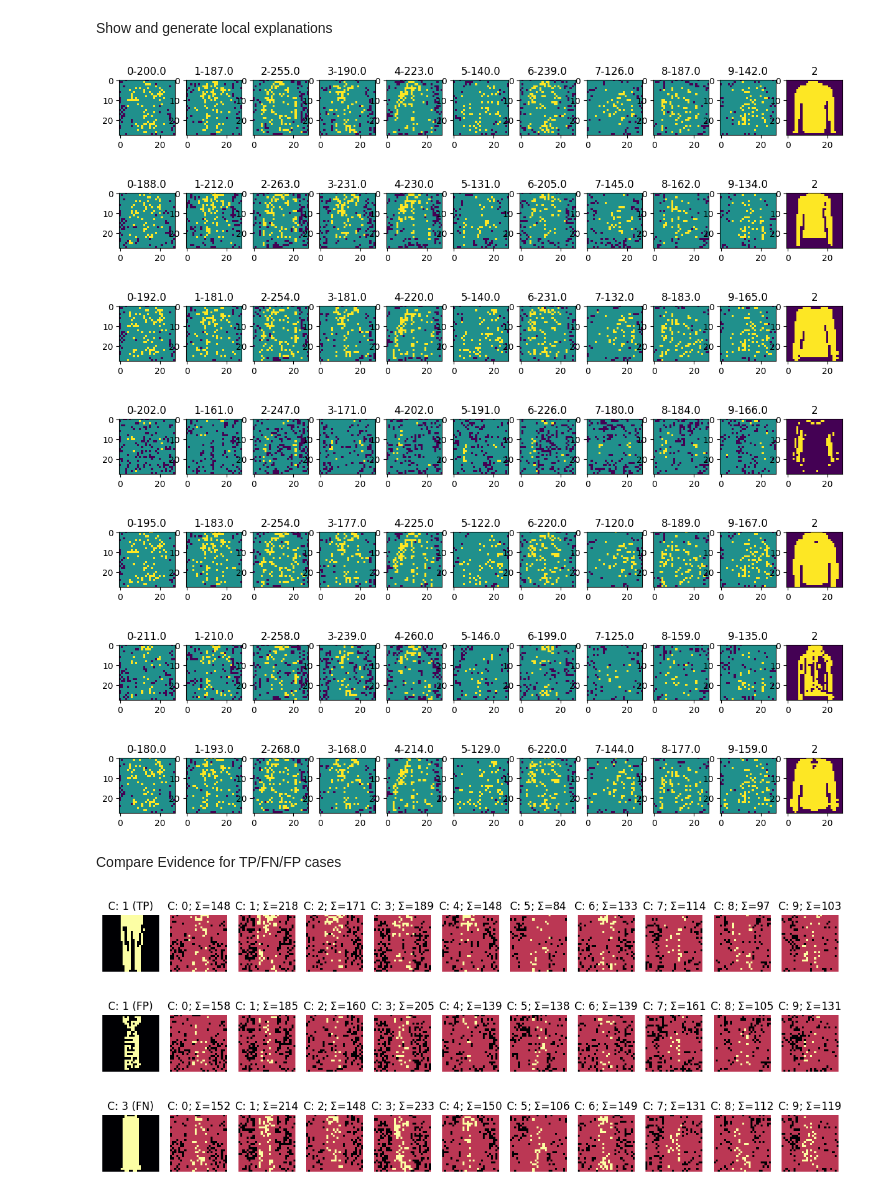
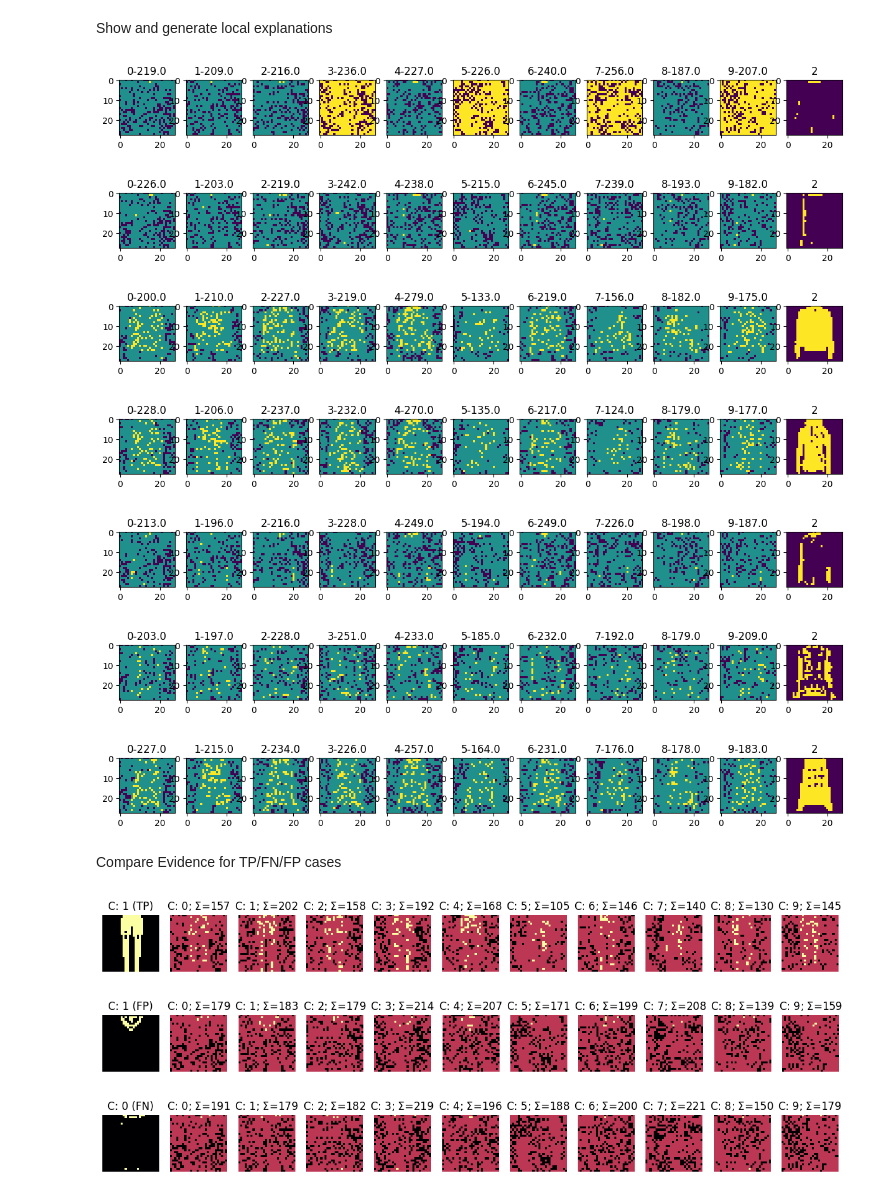
Before and after one commit to matheusmaldaner/ExpLogic, a Jupyter notebook: Main.ipynb, the cells around one changed output. Saved outputs shown, nothing was run; the diff lists cells and outputs as text; code cells hidden in the pictures.

```diff
--- a/Main.ipynb
+++ b/Main.ipynb
@@ -250,7 +254,7 @@ class DiffLogic(nn.Module):
         # moves tensor to GPU
         if torch.cuda.is_available():
             x = x.to('cuda')
-        x = torch.flatten(x)
+        #x = torch.flatten(x)
         logits = self.logic_layers(x)
         group = self.group(logits)
         return group
@@ -517,0 +530,16 @@ Accuracy of model_001.pth: 76.98%
+# %%
+model_name = 'model_001'
+# %%
+trained_models_dir = f'{dataset_name}_trained_models/'
+
+with initialize(version_base=None, config_path="config", job_name="ExpLogic_Test"):
+    model_cfg = compose(config_name=f"{dataset_name}_config_{shape[0]}x{shape[0]}")
+
+model_cfg = model_cfg['models'][model_name]
+
+model = DiffLogic(layers_config=model_cfg['layers_config'],
+    output_size=model_cfg['output_size'],
+    tau=model_cfg['tau']).to('cuda' if torch.cuda.is_available() else 'cpu')
+
+model_path = os.path.join(trained_models_dir, model_name + ".pth")
+model.load(model_path)
@@ -630,15 +665,8 @@ p_maps = []
 sp_graphs = []
 sp_diffs = []
 for j, output_node in enumerate(outputs):
-    p_maps.append(cv2.imread(f"mnist_averages/average_digit_{j}.png")[4:24,4:24,1]/255)
+    p_maps.append(cv2.imread(f"{dataset_name}_averages/average_{j}.png")[4:24,4:24,1]/255)
     sp_graph  = copy.deepcopy(gall)
     sp_graph.compute_sp(p_maps[j])
     sp_graphs.append(sp_graph)
     sp_diffs.append(sp_graph.sub_sp(gall))
-
-# Compute SF for each graph
-graphs = {}
-for g in range(10):
-    print(f"Class {g}")
-    graphs[g] = lg.LogicGraph(model)
-    graphs[g].compute_sf(train_class_loaders[g])
@@ -970,43 +1007,43 @@ def visualize_class_data(g, data, outputs, ax, mode, thresholds):
         for threshold in thresholds:
             img, fan_in, pixels = visualize_fan_in(g.g, output_node, threshold, True, False)
             im.append(img)
 
         img = np.average(im, axis=0)
         overlap = np.array(img.flatten() == (data * 2 - 1).cpu().detach().numpy()).astype(int)
 
         ax[i].imshow((img.flatten() * overlap).reshape((shape[0], shape[1], 1)))
         ax[i].title.set_text(f"{i}-{np.sum(np.abs(img))}")
 
     ax[len(outputs)].imshow(data.reshape((shape[0], shape[1], 1)))
-    ax[len(outputs)].title.set_text(f"{np.argmax(np.array(g.forward(data.float()).cpu().detach()))}")
+    ax[len(outputs)].title.set_text(f"{np.argmax(np.array(g.forward(data.float().view(1, -1)).cpu().detach()))}")
 
 
 for k, (data, label) in enumerate(class_specific_datasets[f'{p_type}_class'][class_num].dataset):
     g = lg.LogicGraph(model)
 
     # Compute either sf or sp based on the mode
     if mode == "sf":
-        g.compute_sf(data.to(float))
+        g.compute_sf(data.unsqueeze(0).to(float))
     elif mode == "sp":
-        g.compute_sp(data.to(float))
+        g.compute_sf(data.unsqueeze(0).to(float))
 
     fig, ax = plt.subplots(1, len(outputs) + 1, figsize=(15, 10))
 
     # Call the function to handle the visualization logic
     visualize_class_data(g, data, outputs, ax, mode, thresholds)
 
     plt.show()
 
     if k > 5:
         break
 # %% [output]
-[figure, old version]
+[figure, new version]
-[figure, old version]
+[figure, new version]
-[figure, old version]
+[figure, new version]
-[figure, old version]
+[figure, new version]
-[figure, old version]
+[figure, new version]
-[figure, old version]
+[figure, new version]
-[figure, old version]
+[figure, new version]
 # %% [markdown]
 Compare Evidence for TP/FN/FP cases
 # %%
@@ -1015,7 +1052,7 @@ from matplotlib import rc
 def visualize_class_data(dataset, class_name, label, model, outputs, shape):
     for k, (data, _) in enumerate(dataset):
         g = lg.LogicGraph(model)
-        g.compute_sf(data.float())
+        g.compute_sf(data.unsqueeze(0).to(float))
 
         fig, ax = plt.subplots(1, len(outputs) + 1, figsize=(15, 10))
         thresholds = [0.0]
@@ -1034,7 +1071,7 @@ def visualize_class_data(dataset, class_name, label, model, outputs, shape):
             ax[i + 1].set_axis_off()
 
         ax[0].imshow(data.reshape((shape[0], shape[1], 1)), "inferno")
-        ax[0].title.set_text(f"C: {np.argmax(np.array(g.forward(data.float()).cpu().detach()))} ({class_name})")
+        ax[0].title.set_text(f"C: {np.argmax(np.array(g.forward(data.float().view(1, -1)).cpu().detach()))} ({class_name})")
         ax[0].set_axis_off()
 
         plt.show()
@@ -1047,6 +1084,6 @@ visualize_class_data(class_specific_datasets['TP_class'][index].dataset, 'TP', l
 visualize_class_data(class_specific_datasets['FP_class'][index].dataset, 'FP', label, model, outputs, shape)
 visualize_class_data(class_specific_datasets['FN_class'][index].dataset, 'FN', label, model, outputs, shape)
 # %% [output]
-[figure, old version]
+[figure, new version]
-[figure, old version]
+[figure, new version]
-[figure, old version]
+[figure, new version]
```
Also changed, not shown: parts of 54 cells of this notebook, 2 other files.
